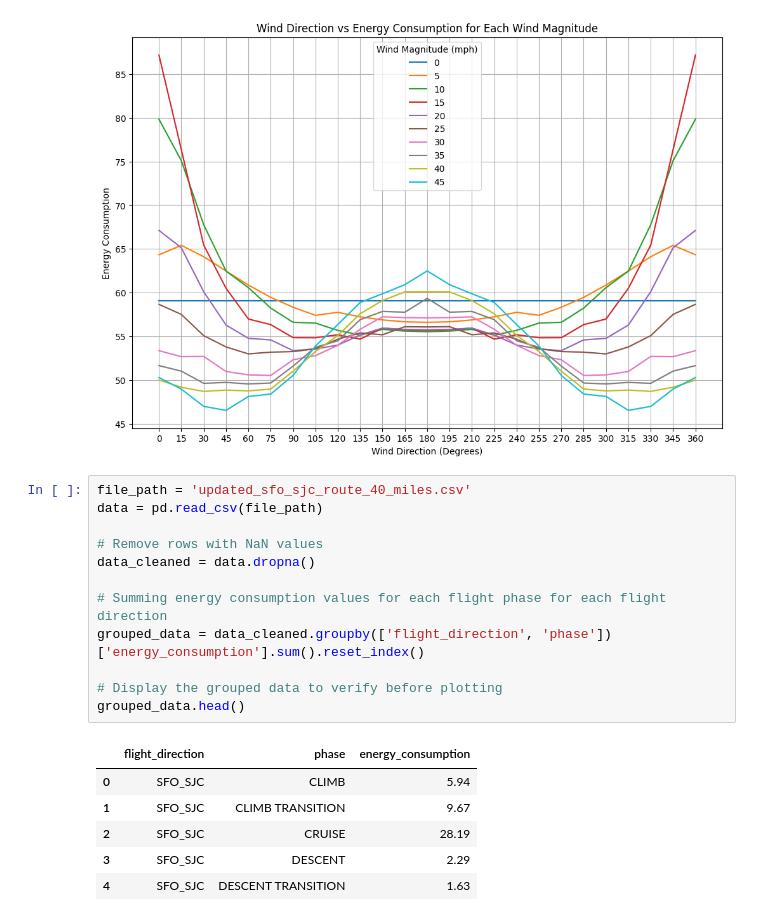
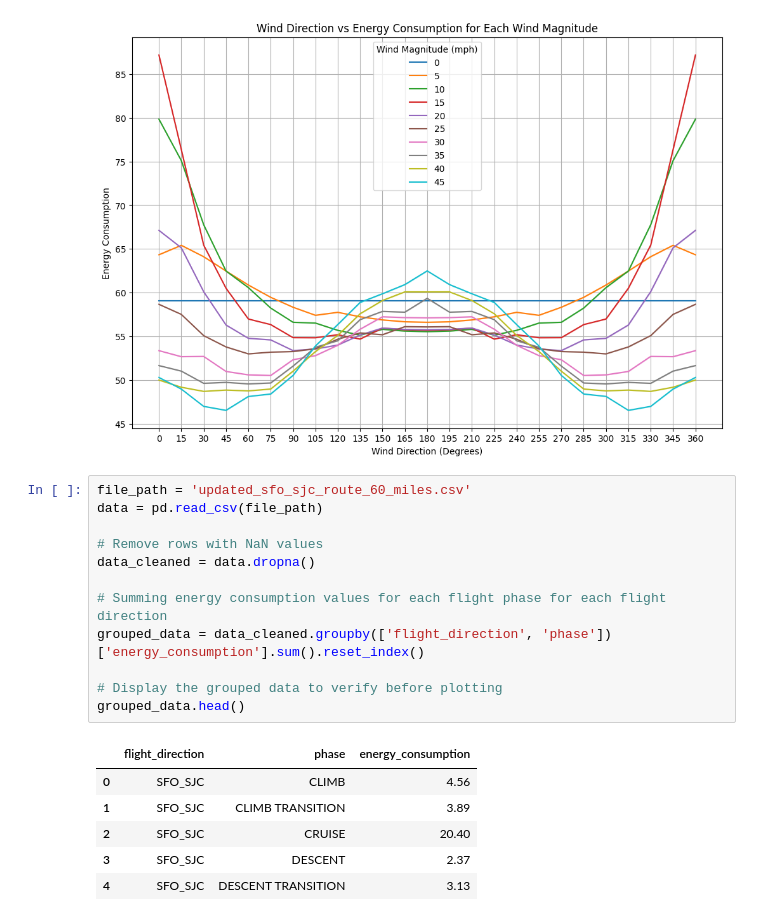
Before and after one commit to eminb61/eVTOL-energy-consumption, a Jupyter notebook: wind_energy_flight_time_results.ipynb, the cells around one changed output. Cells and saved outputs as stored; diff of their text form.

```diff
--- a/wind_energy_flight_time_results.ipynb
+++ b/wind_energy_flight_time_results.ipynb
@@ -32,24 +32,24 @@ plt.show()
 # %% [output]
 [figure]
 # %%
-file_path = 'updated_sfo_sjc_route_40_miles.csv'
+file_path = 'updated_sfo_sjc_route_60_miles.csv'
 data = pd.read_csv(file_path)
 
 # Remove rows with NaN values
 data_cleaned = data.dropna()
 
 # Summing energy consumption values for each flight phase for each flight direction
 grouped_data = data_cleaned.groupby(['flight_direction', 'phase'])['energy_consumption'].sum().reset_index()
 
 # Display the grouped data to verify before plotting
 grouped_data.head()
 # %% [output]
 |  | flight_direction | phase | energy_consumption |
-| 0 | SFO_SJC | CLIMB | 5.94 |
-| 1 | SFO_SJC | CLIMB TRANSITION | 9.67 |
-| 2 | SFO_SJC | CRUISE | 28.19 |
-| 3 | SFO_SJC | DESCENT | 2.29 |
-| 4 | SFO_SJC | DESCENT TRANSITION | 1.63 |
+| 0 | SFO_SJC | CLIMB | 4.56 |
+| 1 | SFO_SJC | CLIMB TRANSITION | 3.89 |
+| 2 | SFO_SJC | CRUISE | 20.40 |
+| 3 | SFO_SJC | DESCENT | 2.37 |
+| 4 | SFO_SJC | DESCENT TRANSITION | 3.13 |
 # %%
 # Plotting all flight directions in the same bar plot with a legend to identify them
 plt.figure(figsize=(15, 8))
```
Also changed, not shown: parts of 1 cell of this notebook, 9 other files.
